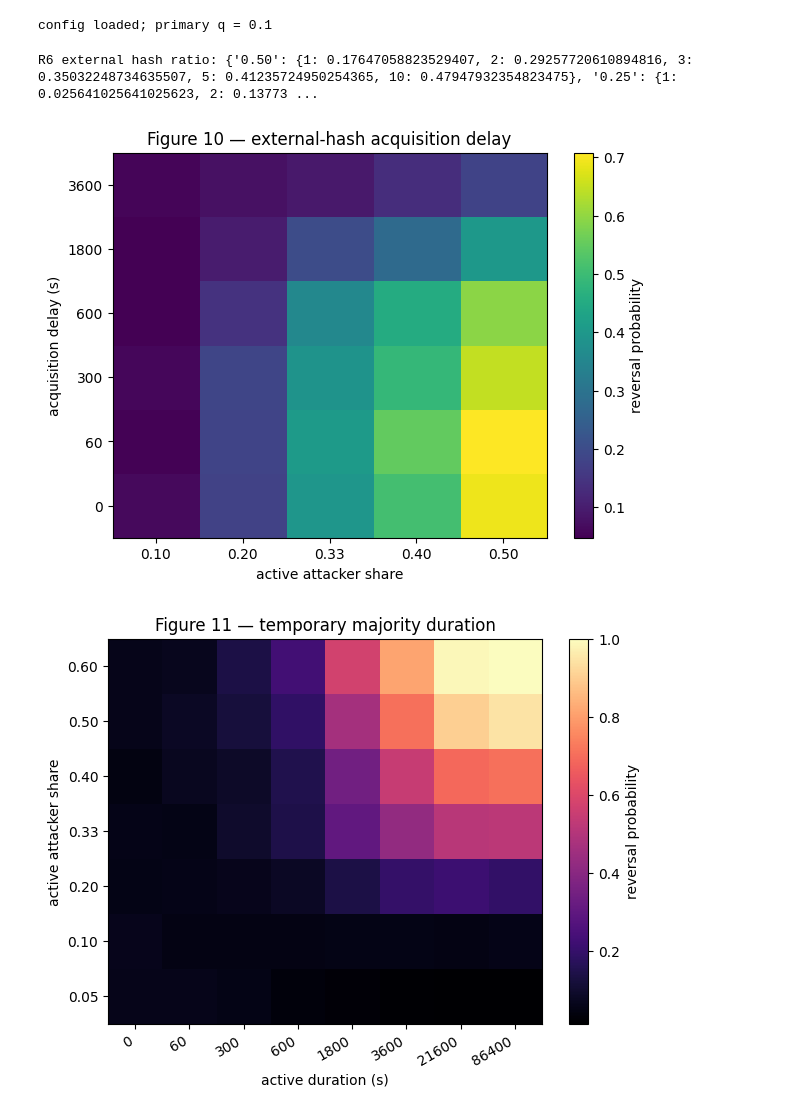
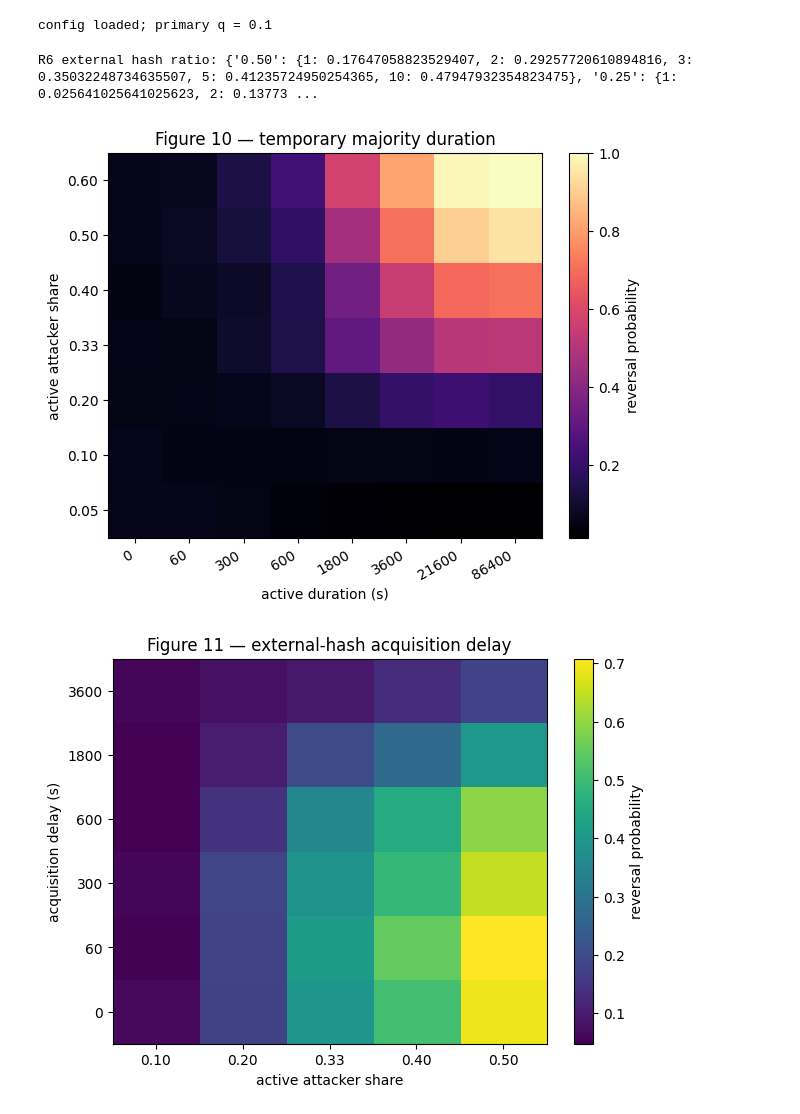
Before and after one commit to joemarct/bch-faster-blocks-security, a Jupyter notebook: notebooks/09_external_hash.ipynb, the cells around one changed output. Saved outputs shown, nothing was run; the diff lists cells and outputs as text; code cells hidden in the pictures.

```diff
--- a/notebooks/09_external_hash.ipynb
+++ b/notebooks/09_external_hash.ipynb
@@ -20,14 +20,14 @@ config loaded; primary q = 0.1
 # %%
 r4 = EX.r4_temporary_majority(cfg, trials=2000)
 r5 = EX.r5_acquisition_delay(cfg, trials=2000)
 r6 = EX.r6_external_threshold(cfg)
 print("R6 external hash ratio:", r6.data["tables"])
 
-fig = PL.fig10_acquisition_delay_heatmap(cfg, results={"R5": r5})
+fig = PL.fig10_temporary_majority_heatmap(cfg, results={"R4": r4})
 plt.show()
-fig = PL.fig11_temporary_majority_heatmap(cfg, results={"R4": r4})
+fig = PL.fig11_acquisition_delay_heatmap(cfg, results={"R5": r5})
 plt.show()
 # %% [output]
 R6 external hash ratio: {'0.50': {1: 0.17647058823529407, 2: 0.29257720610894816, 3: 0.35032248734635507, 5: 0.41235724950254365, 10: 0.47947932354823475}, '0.25': {1: 0.025641025641025623, 2: 0.13773 ...
-[figure, old version]
+[figure, new version]
-[figure, old version]
+[figure, new version]
```
Also changed, not shown: 8 other files.
